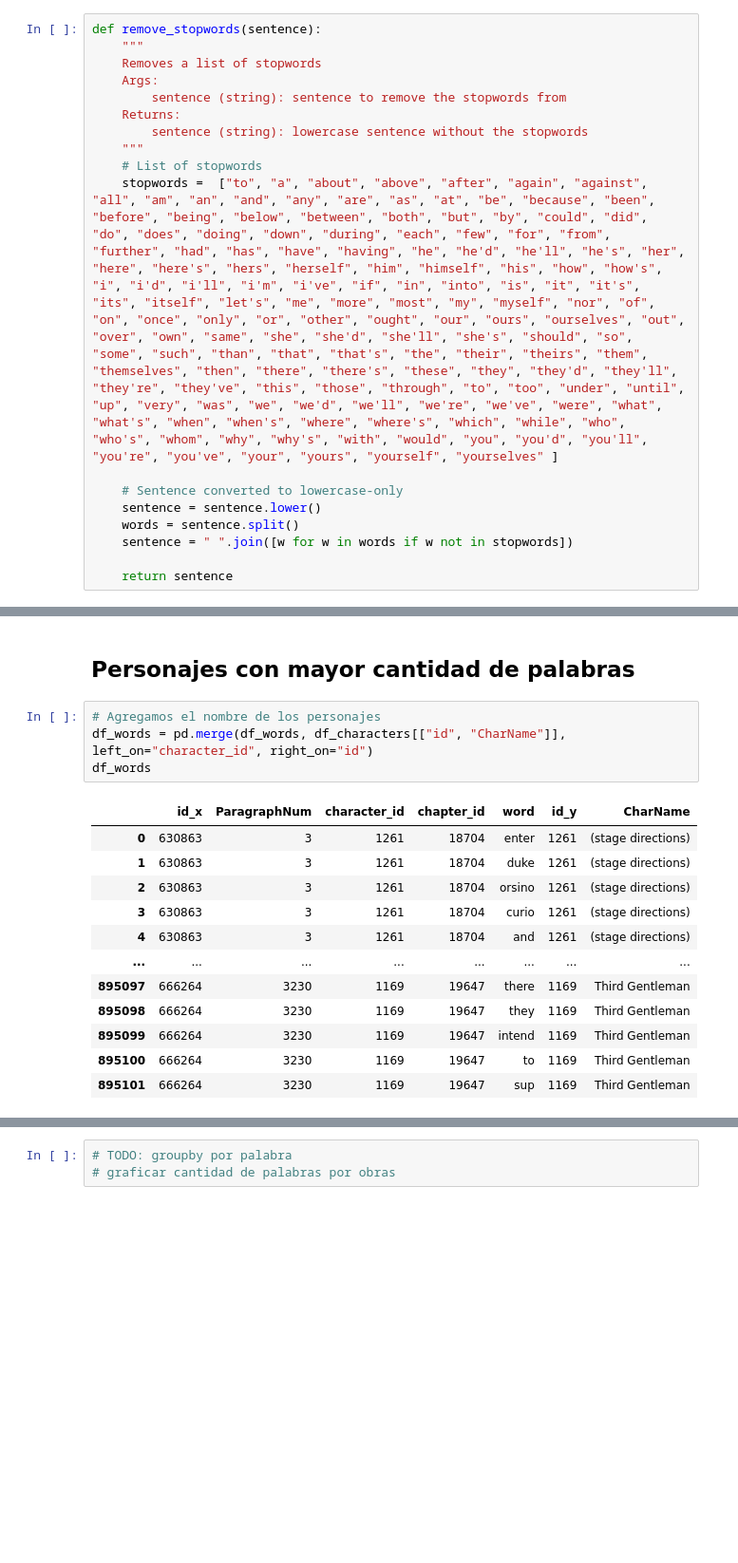
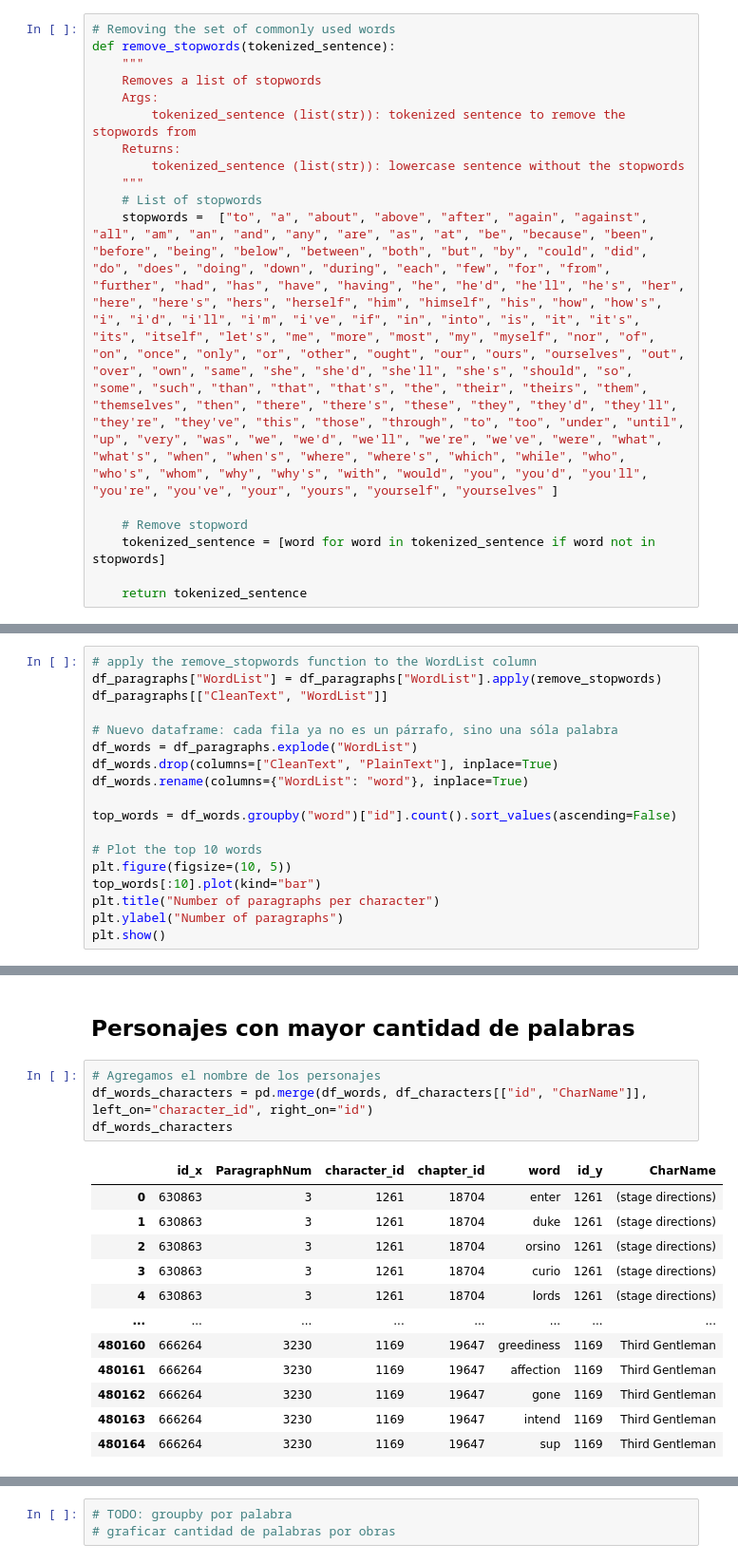
Before and after one commit to enzofali/intro-cd, a Jupyter notebook: Tarea_1/Tarea1_resolucion.ipynb, the cells around one changed output, grey strips where cells are left out. Shown: that part at 95% size. Saved outputs shown, nothing was run; the diff lists cells and outputs as text; blank space fills up the shorter version.

Commit message:
Todo: palabras por obra

```diff
--- a/Tarea_1/Tarea1_resolucion.ipynb
+++ b/Tarea_1/Tarea1_resolucion.ipynb
@@ -463,18 +486,17 @@ df_paragraphs[["CleanText", "WordList"]]
 # %%
-def remove_stopwords(sentence):
+# Removing the set of commonly used words
+def remove_stopwords(tokenized_sentence):
     """
     Removes a list of stopwords
     Args:
-        sentence (string): sentence to remove the stopwords from
+        tokenized_sentence (list(str)): tokenized sentence to remove the stopwords from
     Returns:
-        sentence (string): lowercase sentence without the stopwords
+        tokenized_sentence (list(str)): lowercase sentence without the stopwords
     """
     # List of stopwords
     stopwords =  ["to", "a", "about", "above", "after", "again", "against", "all", "am", "an", "and", "any", "are", "as", "at", "be", "because", "been", "before", "being", "below", "between", "both", "but", "by", "could", "did", "do", "does", "doing", "down", "during", "each", "few", "for", "from", "further", "had", "has", "have", "having", "he", "he'd", "he'll", "he's", "her", "here", "here's", "hers", "herself", "him", "himself", "his", "how", "how's", "i", "i'd", "i'll", "i'm", "i've", "if", "in", "into", "is", "it", "it's", "its", "itself", "let's", "me", "more", "most", "my", "myself", "nor", "of", "on", "once", "only", "or", "other", "ought", "our", "ours", "ourselves", "out", "over", "own", "same", "she", "she'd", "she'll", "she's", "should", "so", "some", "such", "than", "that", "that's", "the", "their", "theirs", "them", "themselves", "then", "there", "there's", "these", "they", "they'd", "they'll", "they're", "they've", "this", "those", "through", "to", "too", "under", "until", "up", "very", "was", "we", "we'd", "we'll", "we're", "we've", "were", "what", "what's", "when", "when's", "where", "where's", "which", "while", "who", "who's", "whom", "why", "why's", "with", "would", "you", "you'd", "you'll", "you're", "you've", "your", "yours", "yourself", "yourselves" ]
 
-    # Sentence converted to lowercase-only
-    sentence = sentence.lower()
-    words = sentence.split()
-    sentence = " ".join([w for w in words if w not in stopwords])
+    # Remove stopword
+    tokenized_sentence = [word for word in tokenized_sentence if word not in stopwords]
 
-    return sentence
+    return tokenized_sentence
@@ -511,0 +634,18 @@ df_words
+# %%
+# apply the remove_stopwords function to the WordList column
+df_paragraphs["WordList"] = df_paragraphs["WordList"].apply(remove_stopwords)
+df_paragraphs[["CleanText", "WordList"]]
+
+# Nuevo dataframe: cada fila ya no es un párrafo, sino una sóla palabra
+df_words = df_paragraphs.explode("WordList")
+df_words.drop(columns=["CleanText", "PlainText"], inplace=True)
+df_words.rename(columns={"WordList": "word"}, inplace=True)
+
+top_words = df_words.groupby("word")["id"].count().sort_values(ascending=False)
+
+# Plot the top 10 words
+plt.figure(figsize=(10, 5))
+top_words[:10].plot(kind="bar")
+plt.title("Number of paragraphs per character")
+plt.ylabel("Number of paragraphs")
+plt.show()
@@ -513,18 +655,18 @@ df_words
  ## Personajes con mayor cantidad de palabras
 # %%
 # Agregamos el nombre de los personajes
-df_words = pd.merge(df_words, df_characters[["id", "CharName"]], left_on="character_id", right_on="id")
-df_words
+df_words_characters = pd.merge(df_words, df_characters[["id", "CharName"]], left_on="character_id", right_on="id")
+df_words_characters
 # %% [output]
 |  | id_x | ParagraphNum | character_id | chapter_id | word | id_y | CharName |
 | 0 | 630863 | 3 | 1261 | 18704 | enter | 1261 | (stage directions) |
 | 1 | 630863 | 3 | 1261 | 18704 | duke | 1261 | (stage directions) |
 | 2 | 630863 | 3 | 1261 | 18704 | orsino | 1261 | (stage directions) |
 | 3 | 630863 | 3 | 1261 | 18704 | curio | 1261 | (stage directions) |
-| 4 | 630863 | 3 | 1261 | 18704 | and | 1261 | (stage directions) |
+| 4 | 630863 | 3 | 1261 | 18704 | lords | 1261 | (stage directions) |
 | ... | ... | ... | ... | ... | ... | ... | ... |
-| 895097 | 666264 | 3230 | 1169 | 19647 | there | 1169 | Third Gentleman |
-| 895098 | 666264 | 3230 | 1169 | 19647 | they | 1169 | Third Gentleman |
-| 895099 | 666264 | 3230 | 1169 | 19647 | intend | 1169 | Third Gentleman |
-| 895100 | 666264 | 3230 | 1169 | 19647 | to | 1169 | Third Gentleman |
-| 895101 | 666264 | 3230 | 1169 | 19647 | sup | 1169 | Third Gentleman |
+| 480160 | 666264 | 3230 | 1169 | 19647 | greediness | 1169 | Third Gentleman |
+| 480161 | 666264 | 3230 | 1169 | 19647 | affection | 1169 | Third Gentleman |
+| 480162 | 666264 | 3230 | 1169 | 19647 | gone | 1169 | Third Gentleman |
+| 480163 | 666264 | 3230 | 1169 | 19647 | intend | 1169 | Third Gentleman |
+| 480164 | 666264 | 3230 | 1169 | 19647 | sup | 1169 | Third Gentleman |
```
Also changed, not shown: parts of 31 cells of this notebook, 2 other files.
